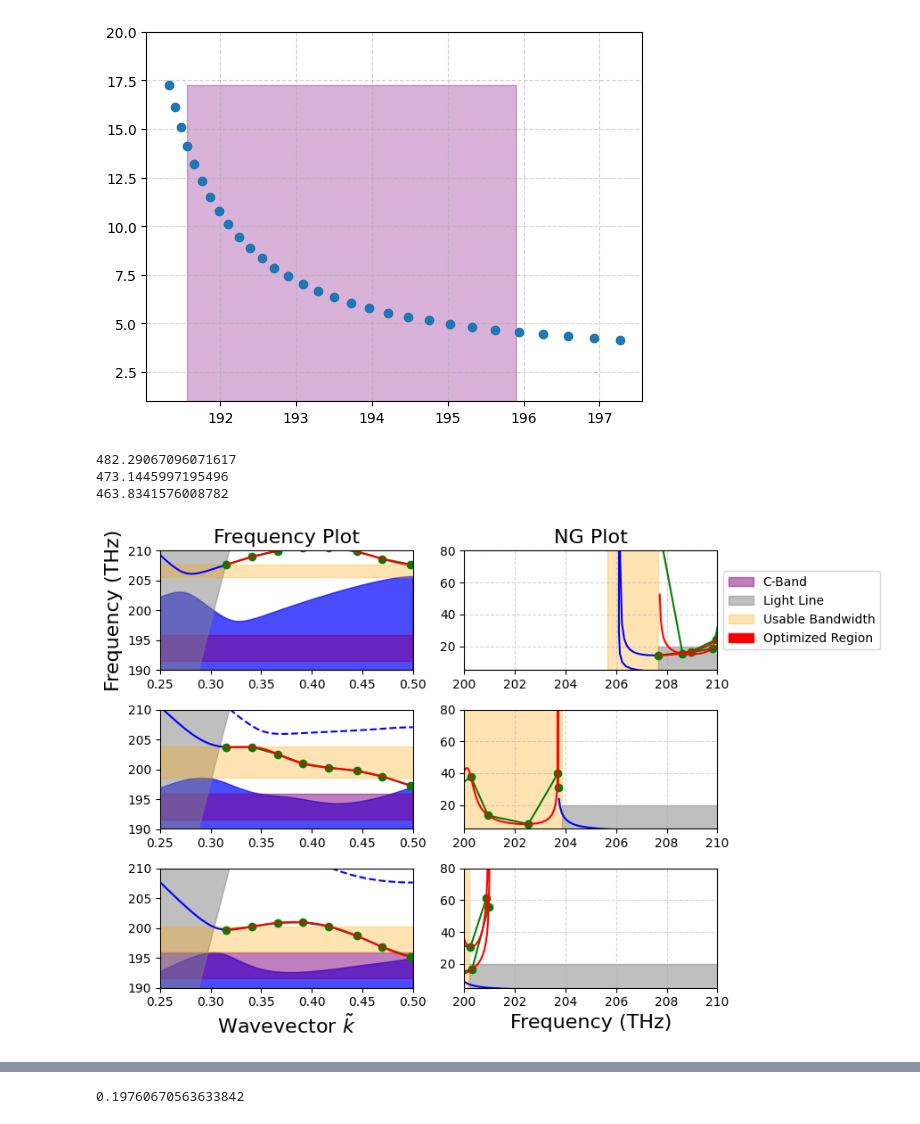
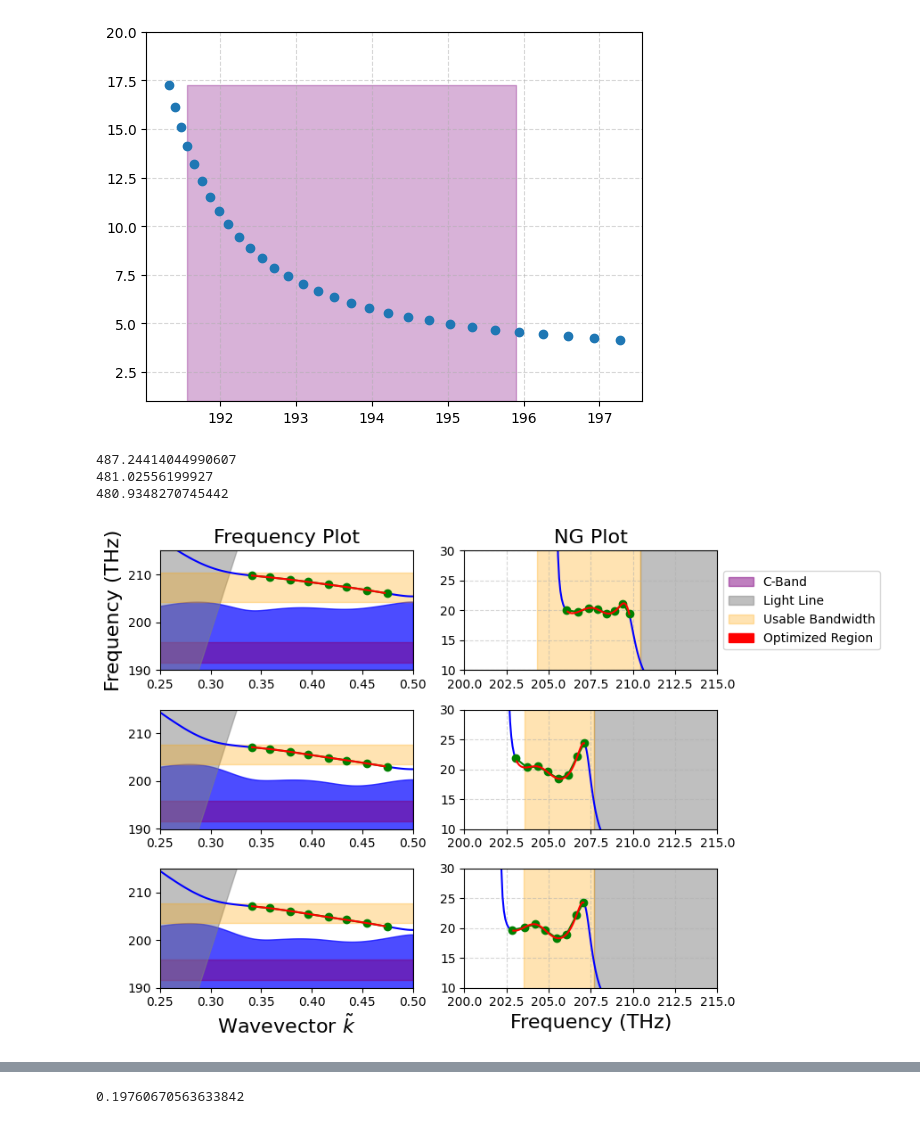
Before and after one commit to DominicJThompson/optGME, a Jupyter notebook: paper2/playground.ipynb, the cells around one changed output, grey strips where cells are left out. Cells and saved outputs as stored; diff of their text form; code cells hidden in the pictures.

Commit message:
set up NDBP test for 0.5

```diff
--- a/paper2/playground.ipynb
+++ b/paper2/playground.ipynb
@@ -12,10 +12,10 @@ import time
 import matplotlib.pyplot as plt
 import optomization
 # %%
-a = 455
-phc = optomization.W1(NyChange=0,Ny=7,eps_slab=3.13,dslab=270/a)
-gme = legume.GuidedModeExp(phc,3.01)
-ks = npa.linspace(np.pi*.5,np.pi,100)
+a = 400
+phc = optomization.W1(NyChange=0,Ny=7, ra=.3 ,eps_slab=3.13,dslab=270/a)
+gme = legume.GuidedModeExp(phc,2.01)
+ks = npa.linspace(0,np.pi,25)
 gmeParams = {'verbose':False,'numeig':21,'compute_im':False,'kpoints':npa.array([ks,[0]*len(ks)])}
 gme.run(**gmeParams)
 # %%
@@ -60,12 +60,12 @@ plt.show()
 [figure]
 # %%
 #dirs = ['media/ng10_tests/test0.json','media/ng10_tests/test1.json','media/ng10_tests/test2.json']
-dirs = ['media/ng30_tests/test0_30.json','media/ng30_tests/test1_30.json','media/ng30_tests/test4_30.json']
+dirs = ['media/ng20_tests/test0_centered_20.json','media/ng20_tests/test3_20.json','media/ng20_tests/test4_20.json']
 vars_list = []
 for dir in dirs:
     with open(dir, 'r') as f:
         data = json.load(f)
-    vars_list.append(data[-1]['result']['x'])
+    vars_list.append(data[-2]['x_values'])
 vars_array = np.array(vars_list)
 # %%
 import copy
@@ -93,9 +93,9 @@ import matplotlib.lines as mlines
 fig, ax = plt.subplots(3,2,figsize=(9,6))
 ngs = np.array(ngs)
 
-startk = 26
-endk = 98
-k_target = [26,36,46,56,66,77,87,98]
+startk = 36
+endk = 89
+k_target = [36,43,51,58,66,73,81,89]
 for i,gme in enumerate(gmes):
 
     #print out the conversion factor to center the c band at the start of the region
@@ -123,44 +123,44 @@ for i,gme in enumerate(gmes):
     ax[i,0].fill_between(ks/np.pi/2, ks*fconv/np.pi/2, np.max(ks)*fconv/np.pi/2, color='gray', alpha=.5)
     ax[i,0].fill_between(ks/np.pi/2, bw_min, bw_max, color='orange', alpha=.3)
     ax[i,0].set_xlim(0.25, 0.5)
-    ax[i,0].set_ylim(190, 210)
+    ax[i,0].set_ylim(190, 215)
 
     #ng plot
     # Plot the blue curve outside [startk, endk]
     ax[i,1].plot(gme.freqs[:startk,14]*fconv, ngs[i][:startk], color='b')
     ax[i,1].plot(gme.freqs[endk:,14]*fconv, ngs[i][endk:], color='b')
     ax[i,1].plot(gme.freqs[k_target,14]*fconv, ngs[i][k_target], color='g', marker='o')
     # Plot the red curve within [startk, endk]
     ax[i,1].plot(gme.freqs[startk:endk,14]*fconv, ngs[i][startk:endk], color='r')
     ax[i,1].fill_between(np.linspace(c_band_min, c_band_max, len(ks)), np.ones(len(ks)), np.max(ngs), color='purple', alpha=0.3)
-    ax[i,1].fill_between([gme.freqs[light_line_index,14]*fconv,220],[1,1],20,color='gray',alpha=0.5)
+    ax[i,1].fill_between([gme.freqs[light_line_index,14]*fconv,220],[1,1],50,color='gray',alpha=0.5)
     ax[i,1].fill_between(np.linspace(bw_min, bw_max, len(ks)), np.ones(len(ks)), np.max(ngs), color='orange', alpha=0.3)
     ax[i,1].grid(True,linestyle='--',alpha=0.5)
-    ax[i,1].set_ylim(5,0)
-    ax[i,1].set_xlim(200, 210)
+    ax[i,1].set_ylim(10,30)
+    ax[i,1].set_xlim(200, 215)
 
 #add labels and legends
 ax[0,0].set_ylabel('Frequency (THz)',fontsize=16)
 ax[2,1].set_xlabel('Frequency (THz)',fontsize=16)
 ax[0,0].set_title('Frequency Plot',fontsize=16)
 ax[0,1].set_title('NG Plot',fontsize=16)
 ax[2,0].set_xlabel('Wavevector $\\tilde k$',fontsize=16)
 # To set custom legend labels and colors, define proxy artists for the legend:
 legend_handles = [
     mpatches.Patch(color='purple', alpha=0.5, label='C-Band'),
     mpatches.Patch(color='gray', alpha=0.5, label='Light Line'),
     mpatches.Patch(color='orange', alpha=0.3, label='Usable Bandwidth'),
     mpatches.Patch(color='red', alpha=1, label='Optimized Region')
 ]
 ax[0,1].legend(handles=legend_handles, loc='center left', bbox_to_anchor=(1, 0.5))
 
 plt.tight_layout()
 plt.show()
 # %% [output]
-482.29067096071617
-473.1445997195496
-463.8341576008782
+487.24414044990607
+481.02556199927
+480.9348270745442
-[figure, old version]
+[figure, new version]
 # %%
 phcs_corrected = []
 gmes_corrected = []
```
Also changed, not shown: parts of 11 cells of this notebook, 2 other files.
